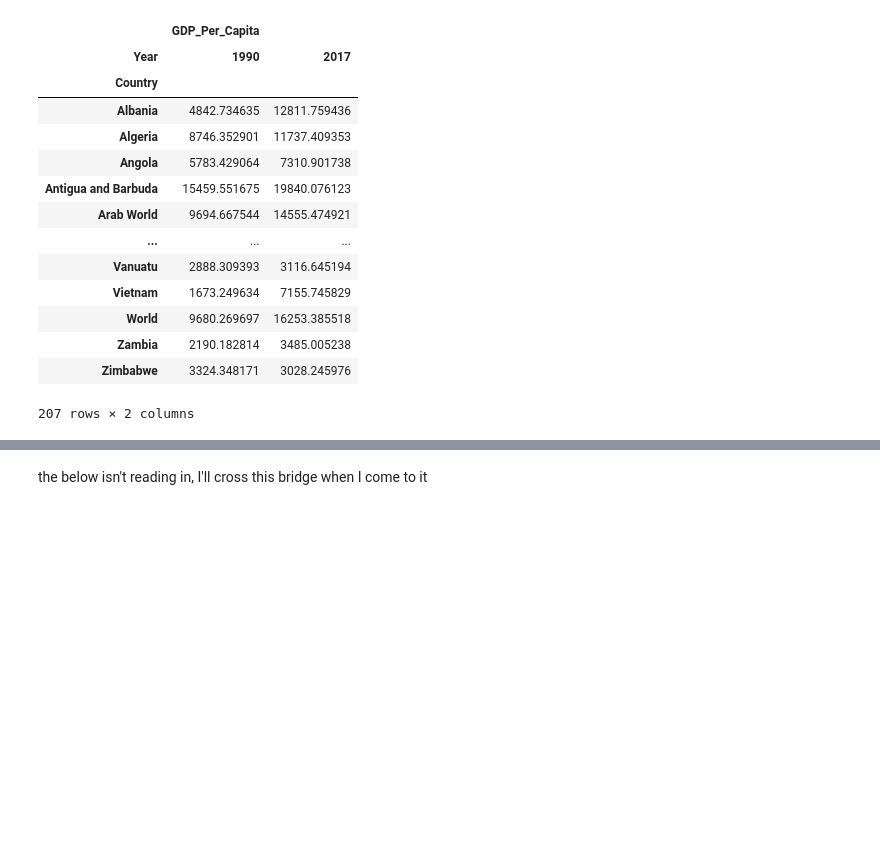
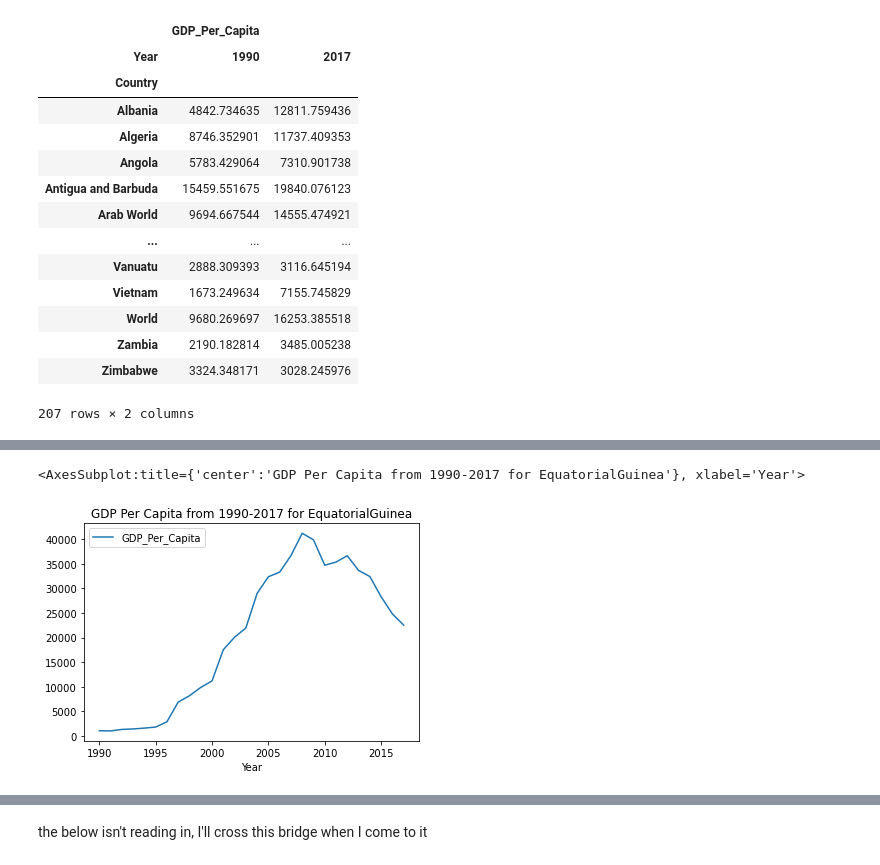
Before and after one commit to nss-data-science-cohort-5/un_exploration-jcrando, a Jupyter notebook: notebooks/un_exploration-.ipynb, the cells around one changed output, grey strips where cells are left out. Saved outputs shown, nothing was run; the diff lists cells and outputs as text; code cells hidden in the pictures; blank space fills up the shorter version.

```diff
--- a/notebooks/un_exploration-.ipynb
+++ b/notebooks/un_exploration-.ipynb
@@ -300,0 +395,2 @@ See the caveats in the documentation: https://pandas.pydata.org/pandas-docs/stab
+# %%
+Equatorial_Guinea_gdp=gdp_df[gdp_df['Country']=='Equatorial Guinea'].drop(index= [1754,1755])
@@ -300,0 +439,5 @@ See the caveats in the documentation: https://pandas.pydata.org/pandas-docs/stab
+# %%
+Equatorial_Guinea_gdp.plot(x= 'Year', y= 'GDP_Per_Capita', kind='line', title= 'GDP Per Capita from 1990-2017 for EquatorialGuinea')
+# %% [output]
+<AxesSubplot:title={'center':'GDP Per Capita from 1990-2017 for EquatorialGuinea'}, xlabel='Year'>
+[figure, added]
```
Also changed, not shown: parts of 22 cells of this notebook.
